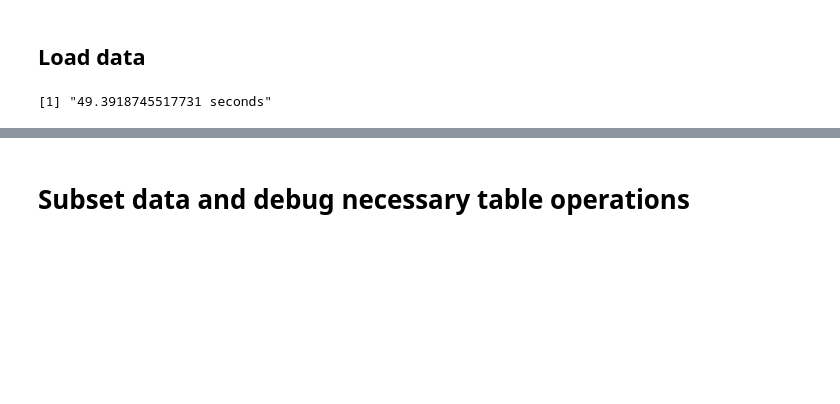
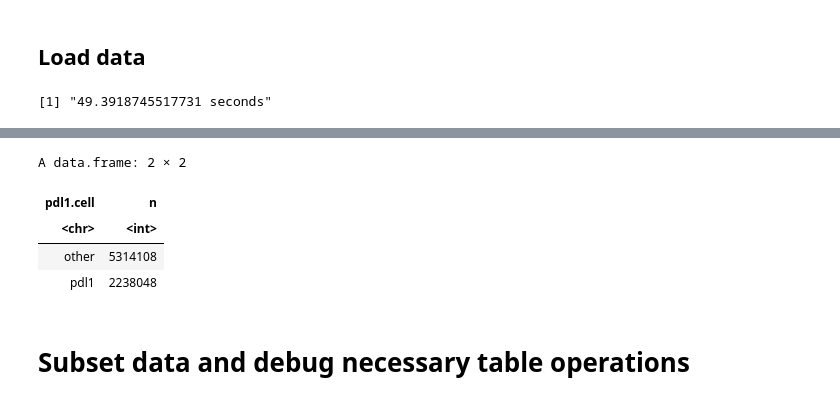
Before and after one commit to KidElectric/173-BFerris-NRG-HN003-Vectra, a Jupyter notebook: 02_generate_tables.ipynb, the cells around one changed output, grey strips where cells are left out. Drawn from its saved outputs; the diff is of its cells as text; code cells hidden in the pictures; blank space fills up the shorter version.

```diff
--- a/02_generate_tables.ipynb
+++ b/02_generate_tables.ipynb
@@ -58,3 +72,13 @@ print(paste((stop-start),'seconds'))
+# %%
+df$pdl1.cell <- 'other'
+df$pdl1.cell[df$is.pdl1.cell] = 'pdl1'
+df %>% count(pdl1.cell)
+# %% [output]
+A data.frame: 2 × 2
+| pdl1.cell | n |
+| <chr> | <int> |
+| other | 5314108 |
+| pdl1 | 2238048 |
 # %% [markdown]
 # Subset data and debug necessary table operations
 # %%
```
Also changed, not shown: parts of 7 cells of this notebook.
